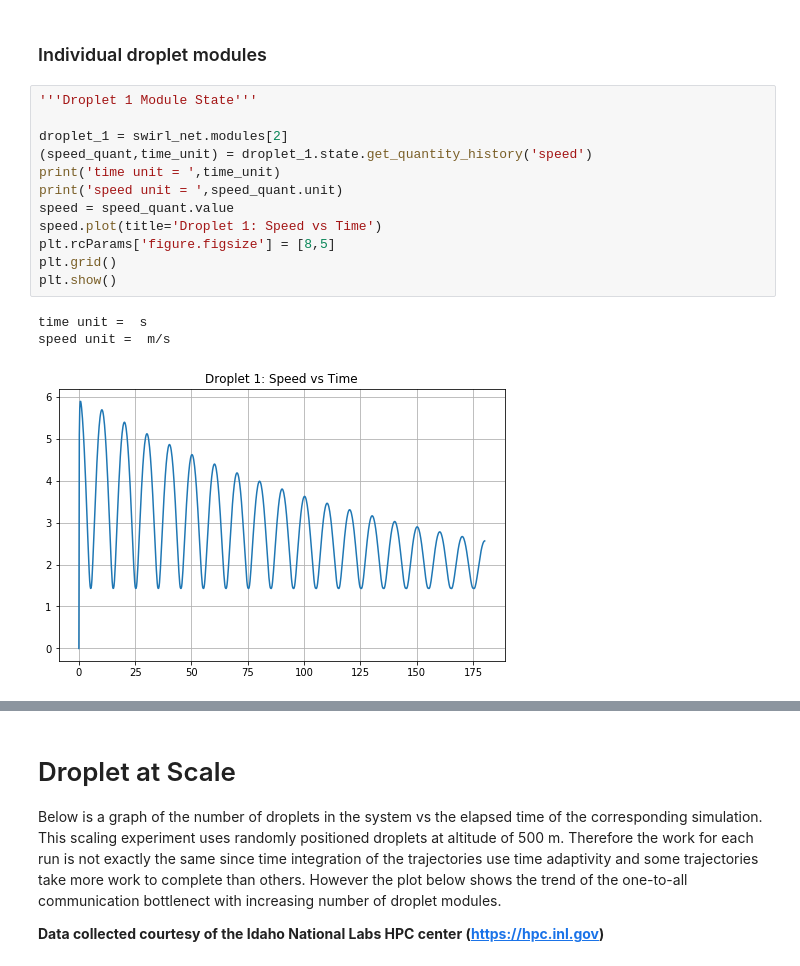
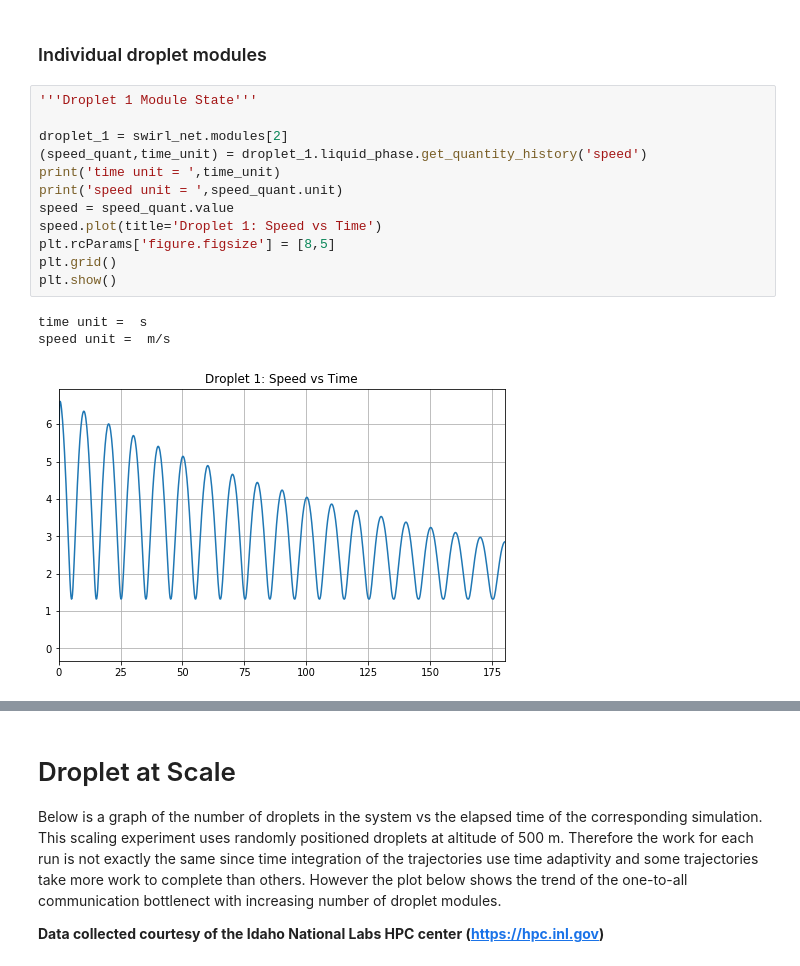
Before and after one commit to dpploy/cortix-nb, a Jupyter notebook: run_droplet_swirl.ipynb, the cells around one changed output, grey strips where cells are left out. Saved outputs shown, nothing was run; the diff lists cells and outputs as text.

Commit message:
Droplet example notebook with new save

```diff
--- a/run_droplet_swirl.ipynb
+++ b/run_droplet_swirl.ipynb
@@ -278,17 +277,17 @@ plt.show()
 # %%
 '''Droplet 1 Module State'''
 
 droplet_1 = swirl_net.modules[2]
-(speed_quant,time_unit) = droplet_1.state.get_quantity_history('speed')
+(speed_quant,time_unit) = droplet_1.liquid_phase.get_quantity_history('speed')
 print('time unit = ',time_unit)
 print('speed unit = ',speed_quant.unit)
 speed = speed_quant.value
 speed.plot(title='Droplet 1: Speed vs Time')
 plt.rcParams['figure.figsize'] = [8,5]
 plt.grid()
 plt.show()
 # %% [output]
 time unit =  s
 speed unit =  m/s
-[figure, old version]
+[figure, new version]
 # %%
```
Also changed, not shown: parts of 9 cells of this notebook.
